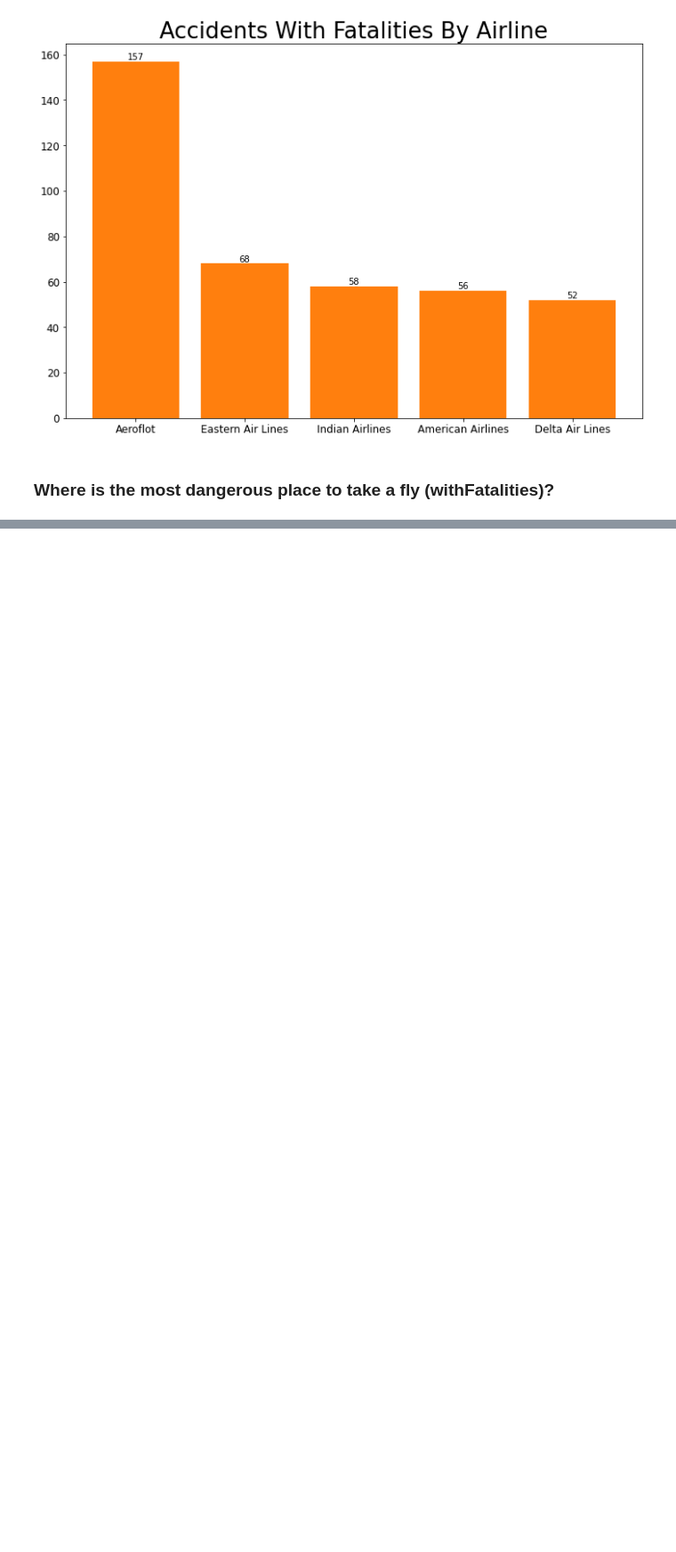
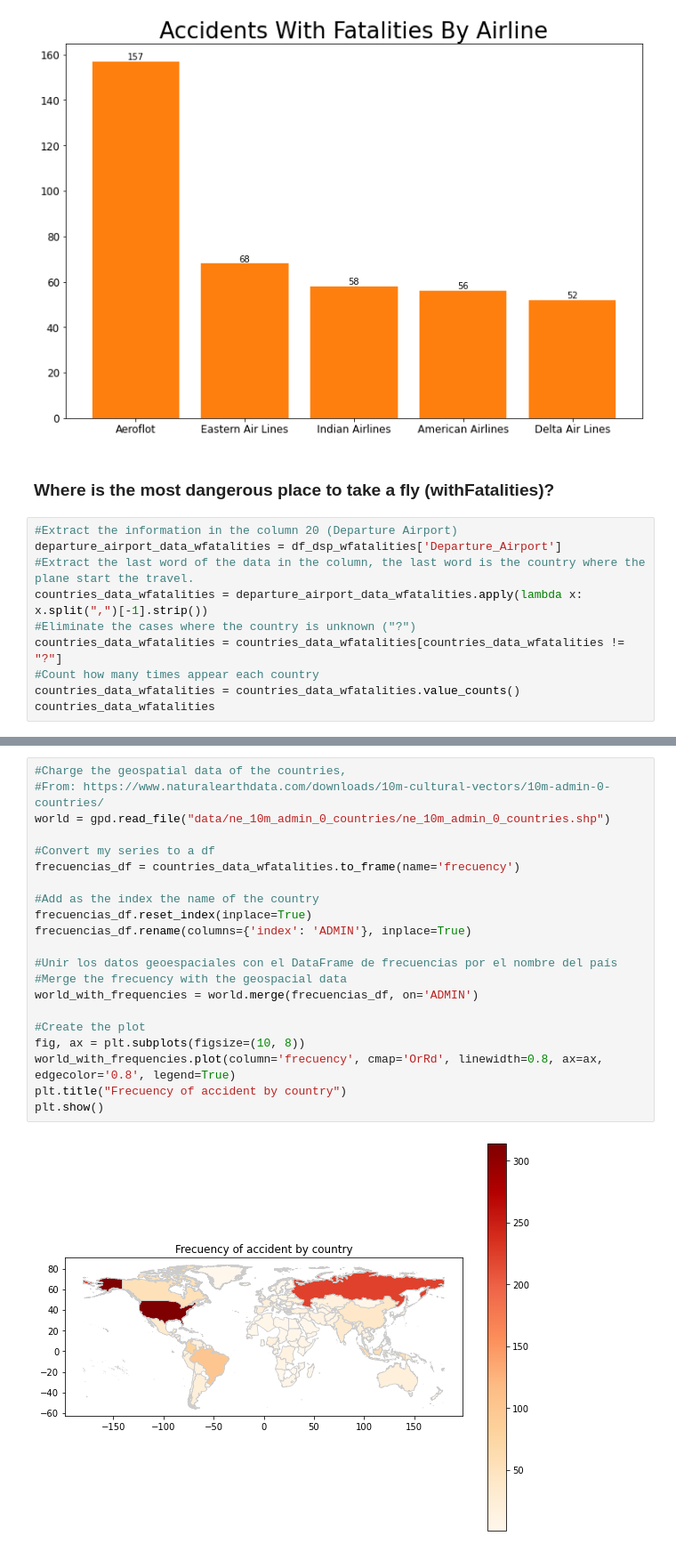
Before and after one commit to Camilo-Quiceno/data_science_project_aircraft, a Jupyter notebook: data-science-proyect.ipynb, the cells around one changed output, grey strips where cells are left out. Shown at 89% size. Cells and saved outputs as stored; diff of their text form; blank space fills up the shorter version.

Commit message:
Where is the most dangerous place to take a fly (withFatalities)?
Add all the logic to answer & plot the question..

```diff
--- a/data-science-proyect.ipynb
+++ b/data-science-proyect.ipynb
@@ -516,3 +517,13 @@ plt.show()
 [figure]
 # %% [markdown]
 ### Where is the most dangerous place to take a fly  (withFatalities)?
+# %%
+#Extract the information in the column 20 (Departure Airport)
+departure_airport_data_wfatalities = df_dsp_wfatalities['Departure_Airport']
+#Extract the last word of the data in the column, the last word is the country where the plane start the travel.
+countries_data_wfatalities = departure_airport_data_wfatalities.apply(lambda x: x.split(",")[-1].strip())
+#Eliminate the cases where the country is unknown ("?")
+countries_data_wfatalities = countries_data_wfatalities[countries_data_wfatalities != "?"]
+#Count how many times appear each country
+countries_data_wfatalities = countries_data_wfatalities.value_counts()
+countries_data_wfatalities
@@ -518,0 +543,23 @@ plt.show()
+# %%
+#Charge the geospatial data of the countries,
+#From: https://www.naturalearthdata.com/downloads/10m-cultural-vectors/10m-admin-0-countries/
+world = gpd.read_file("data/ne_10m_admin_0_countries/ne_10m_admin_0_countries.shp")
+
+#Convert my series to a df
+frecuencias_df = countries_data_wfatalities.to_frame(name='frecuency')
+
+#Add as the index the name of the country
+frecuencias_df.reset_index(inplace=True)
+frecuencias_df.rename(columns={'index': 'ADMIN'}, inplace=True)
+
+#Unir los datos geoespaciales con el DataFrame de frecuencias por el nombre del país
+#Merge the frecuency with the geospacial data
+world_with_frequencies = world.merge(frecuencias_df, on='ADMIN')
+
+#Create the plot
+fig, ax = plt.subplots(figsize=(10, 8))
+world_with_frequencies.plot(column='frecuency', cmap='OrRd', linewidth=0.8, ax=ax, edgecolor='0.8', legend=True)
+plt.title("Frecuency of accident by country")
+plt.show()
+# %% [output]
+[figure, added]
```
Also changed, not shown: parts of 2 cells of this notebook, 7 other files.
